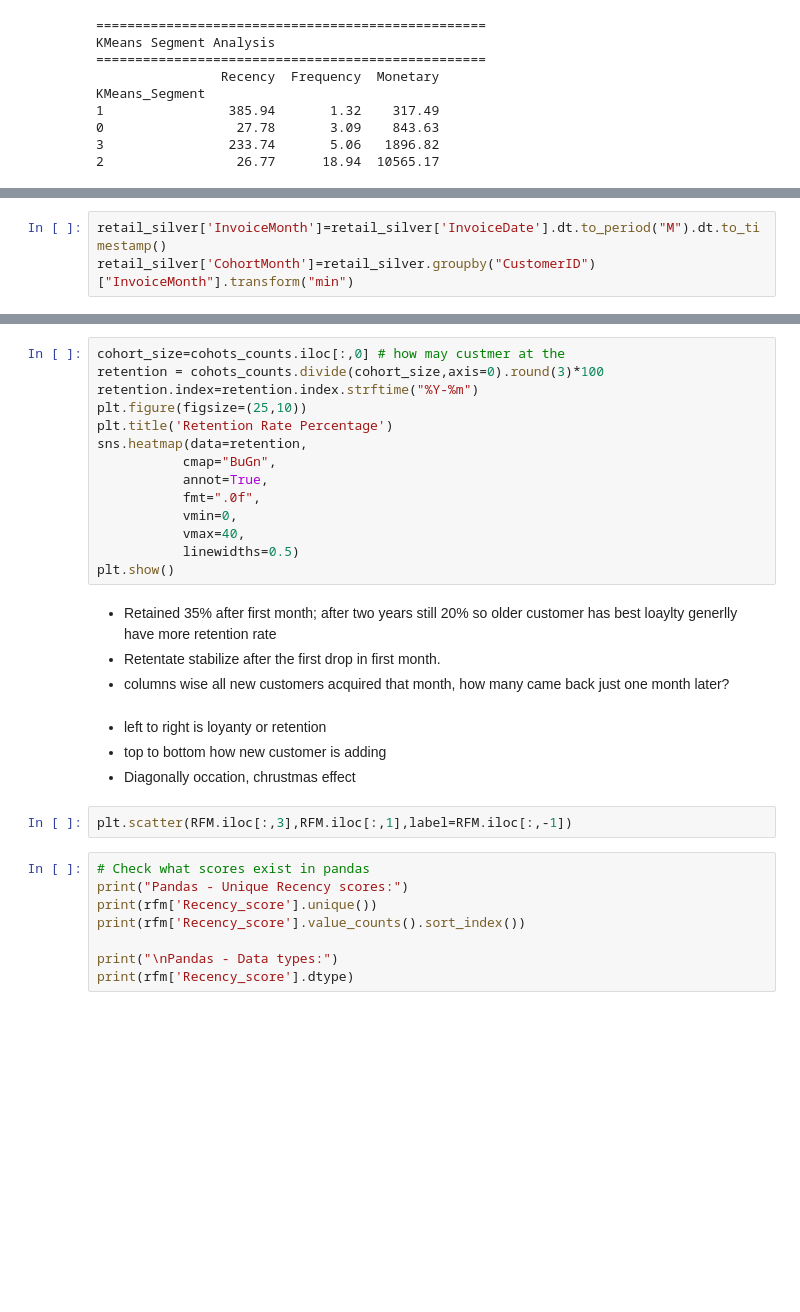
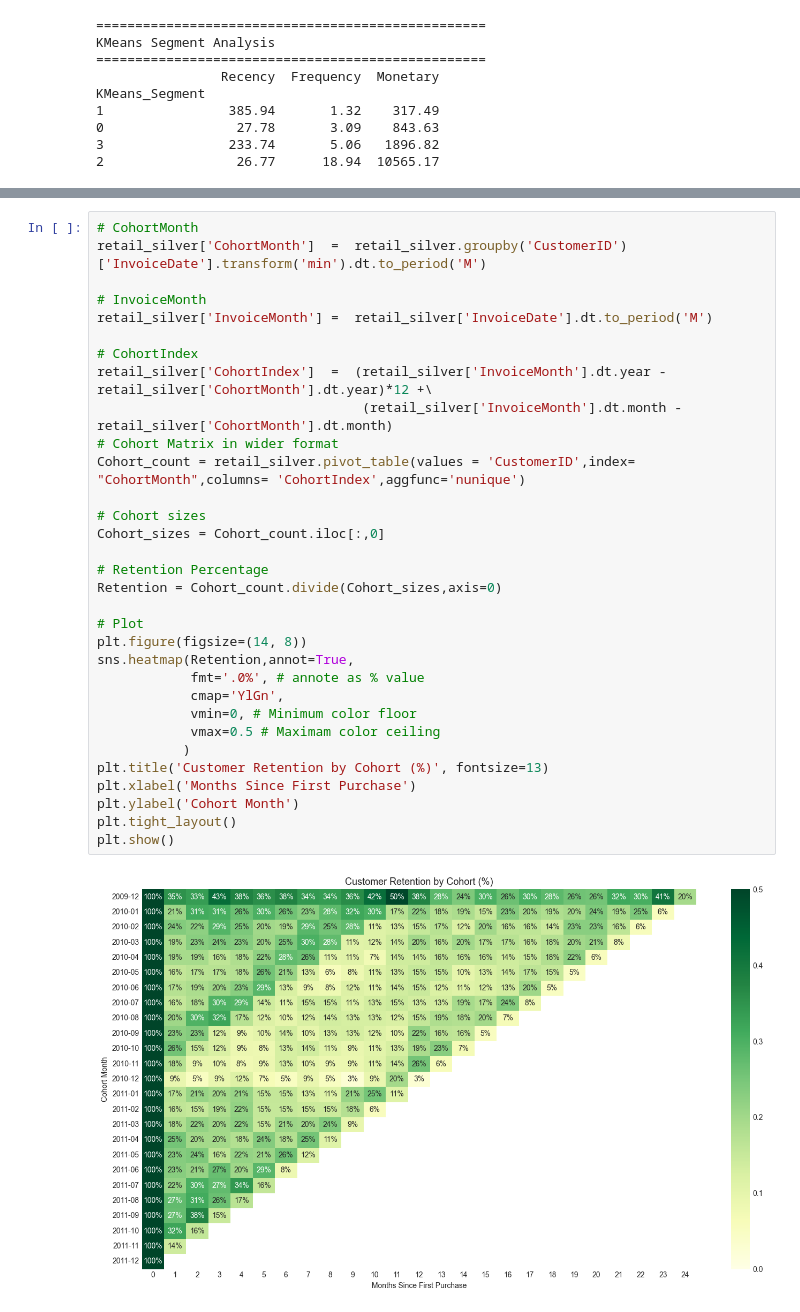
Before and after one commit to aguchhait-stack/Online_Retail_II, a Jupyter notebook: online_retail_uci.ipynb, the cells around one changed output, grey strips where cells are left out. Saved outputs shown, nothing was run; the diff lists cells and outputs as text; blank space fills up the shorter version.

```diff
--- a/online_retail_uci.ipynb
+++ b/online_retail_uci.ipynb
@@ -423,3 +387,0 @@ Relative Importance of Segment Attributes (RISA)!
-# %%
-retail_silver['InvoiceMonth']=retail_silver['InvoiceDate'].dt.to_period("M").dt.to_timestamp()
-retail_silver['CohortMonth']=retail_silver.groupby("CustomerID")["InvoiceMonth"].transform("min")
@@ -444,32 +388,34 @@ retention = cohots_counts.divide(cohort_size,axis=0).round(3)*100
-# %%
-cohort_size=cohots_counts.iloc[:,0] # how may custmer at the
-retention = cohots_counts.divide(cohort_size,axis=0).round(3)*100
-retention.index=retention.index.strftime("%Y-%m")
-plt.figure(figsize=(25,10))
-plt.title('Retention Rate Percentage')
-sns.heatmap(data=retention,
-           cmap="BuGn",
-           annot=True,
-           fmt=".0f",
-           vmin=0,
-           vmax=40,
-           linewidths=0.5)
-plt.show()
-# %% [markdown]
-- Retained 35% after first month; after two years still 20% so older customer has best loaylty generlly have more retention rate
-- Retentate stabilize after the first drop in first month.
-- columns wise all new customers acquired that month, how many came back just one month later?
-# %% [markdown]
-- left to right is loyanty or retention
-- top to bottom how new customer is adding
-- Diagonally occation, chrustmas effect
-# %%
-plt.scatter(RFM.iloc[:,3],RFM.iloc[:,1],label=RFM.iloc[:,-1])
-# %%
-# Check what scores exist in pandas
-print("Pandas - Unique Recency scores:")
-print(rfm['Recency_score'].unique())
-print(rfm['Recency_score'].value_counts().sort_index())
-
-print("\nPandas - Data types:")
-print(rfm['Recency_score'].dtype)
+# %%
+# CohortMonth
+retail_silver['CohortMonth']  =  retail_silver.groupby('CustomerID')['InvoiceDate'].transform('min').dt.to_period('M')
+
+# InvoiceMonth
+retail_silver['InvoiceMonth'] =  retail_silver['InvoiceDate'].dt.to_period('M')
+
+# CohortIndex
+retail_silver['CohortIndex']  =  (retail_silver['InvoiceMonth'].dt.year - retail_silver['CohortMonth'].dt.year)*12 +\
+                                  (retail_silver['InvoiceMonth'].dt.month - retail_silver['CohortMonth'].dt.month)
+# Cohort Matrix in wider format
+Cohort_count = retail_silver.pivot_table(values = 'CustomerID',index= "CohortMonth",columns= 'CohortIndex',aggfunc='nunique')
+
+# Cohort sizes
+Cohort_sizes = Cohort_count.iloc[:,0]
+
+# Retention Percentage
+Retention = Cohort_count.divide(Cohort_sizes,axis=0)
+
+# Plot
+plt.figure(figsize=(14, 8))
+sns.heatmap(Retention,annot=True,
+            fmt='.0%', # annote as % value
+            cmap='YlGn',
+            vmin=0, # Minimum color floor
+            vmax=0.5 # Maximam color ceiling
+           )
+plt.title('Customer Retention by Cohort (%)', fontsize=13)
+plt.xlabel('Months Since First Purchase')
+plt.ylabel('Cohort Month')
+plt.tight_layout()
+plt.show()
+# %% [output]
+[figure, added]
```
Also changed, not shown: parts of 25 cells of this notebook, 21 other files.
